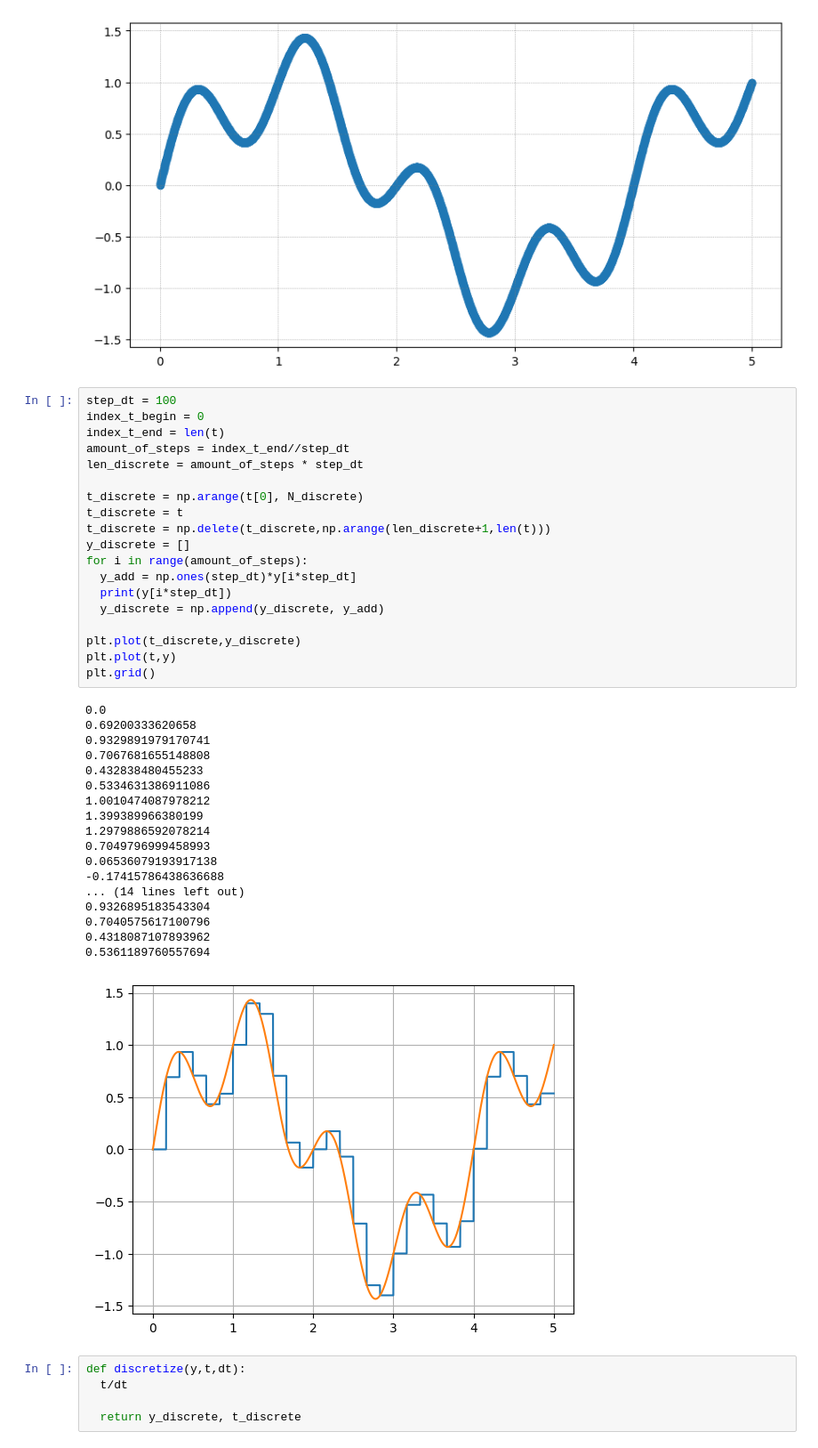
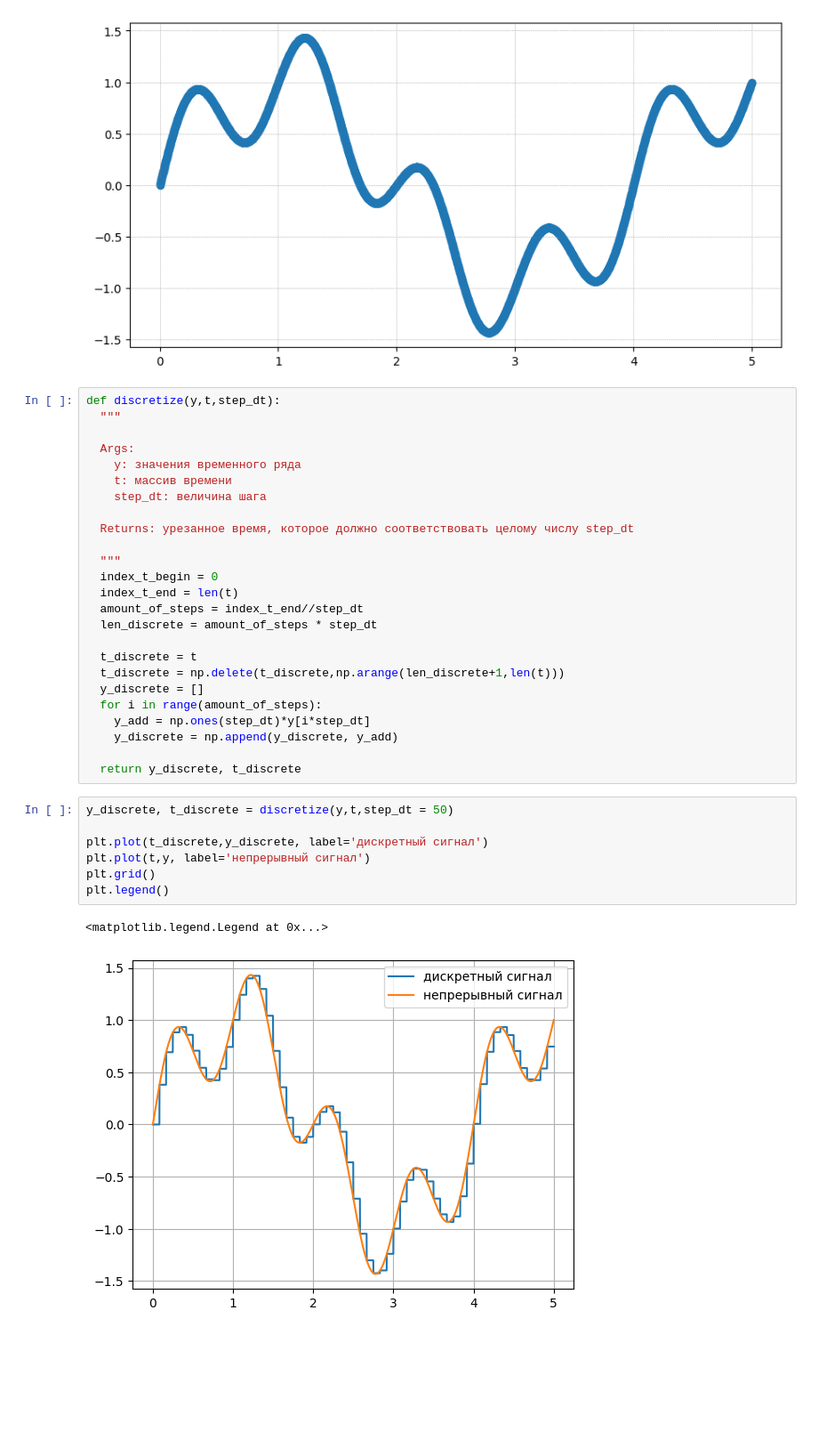
Before and after one commit to TAUforPython/BaseControlTheory, a Jupyter notebook: базовые_инструменты_ТАУ.ipynb, the cells around one changed output. Shown at 89% size. Saved outputs shown, nothing was run; the diff lists cells and outputs as text; blank space fills up the shorter version.

```diff
--- a/базовые_инструменты_ТАУ.ipynb
+++ b/базовые_инструменты_ТАУ.ipynb
@@ -1053,48 +1053,40 @@ plt.show()
 # %% [output]
 [figure]
 # %%
-step_dt = 100
-index_t_begin = 0
-index_t_end = len(t)
-amount_of_steps = index_t_end//step_dt
-len_discrete = amount_of_steps * step_dt
+def discretize(y,t,step_dt):
+  """
 
-t_discrete = np.arange(t[0], N_discrete)
-t_discrete = t
-t_discrete = np.delete(t_discrete,np.arange(len_discrete+1,len(t)))
-y_discrete = []
-for i in range(amount_of_steps):
-  y_add = np.ones(step_dt)*y[i*step_dt]
-  print(y[i*step_dt])
-  y_discrete = np.append(y_discrete, y_add)
+  Args:
+    y: значения временного ряда
+    t: массив времени
+    step_dt: величина шага
 
-plt.plot(t_discrete,y_discrete)
-plt.plot(t,y)
-plt.grid()
+  Returns: урезанное время, которое должно соответствовать целому числу step_dt
+
+  """
+  index_t_begin = 0
+  index_t_end = len(t)
+  amount_of_steps = index_t_end//step_dt
+  len_discrete = amount_of_steps * step_dt
+
+  t_discrete = t
+  t_discrete = np.delete(t_discrete,np.arange(len_discrete+1,len(t)))
+  y_discrete = []
+  for i in range(amount_of_steps):
+    y_add = np.ones(step_dt)*y[i*step_dt]
+    y_discrete = np.append(y_discrete, y_add)
+
+  return y_discrete, t_discrete
-# %% [output]
-0.0
-0.69200333620658
-0.9329891979170741
-0.7067681655148808
-0.432838480455233
-0.5334631386911086
-1.0010474087978212
-1.399389966380199
-1.2979886592078214
-0.7049796999458993
-0.06536079193917138
--0.17415786438636688
-... (14 lines left out)
-0.9326895183543304
-0.7040575617100796
-0.4318087107893962
-0.5361189760557694
-[figure, removed]
-# %%
-def discretize(y,t,dt):
-  t/dt
-
-  return y_discrete, t_discrete
+# %%
+y_discrete, t_discrete = discretize(y,t,step_dt = 50)
+
+plt.plot(t_discrete,y_discrete, label='дискретный сигнал')
+plt.plot(t,y, label='непрерывный сигнал')
+plt.grid()
+plt.legend()
+# %% [output]
+<matplotlib.legend.Legend at 0x...>
+[figure, added]
 # %%
 from scipy.fft import fft, fftfreq
 
```
Also changed, not shown: parts of 1 cell of this notebook.
